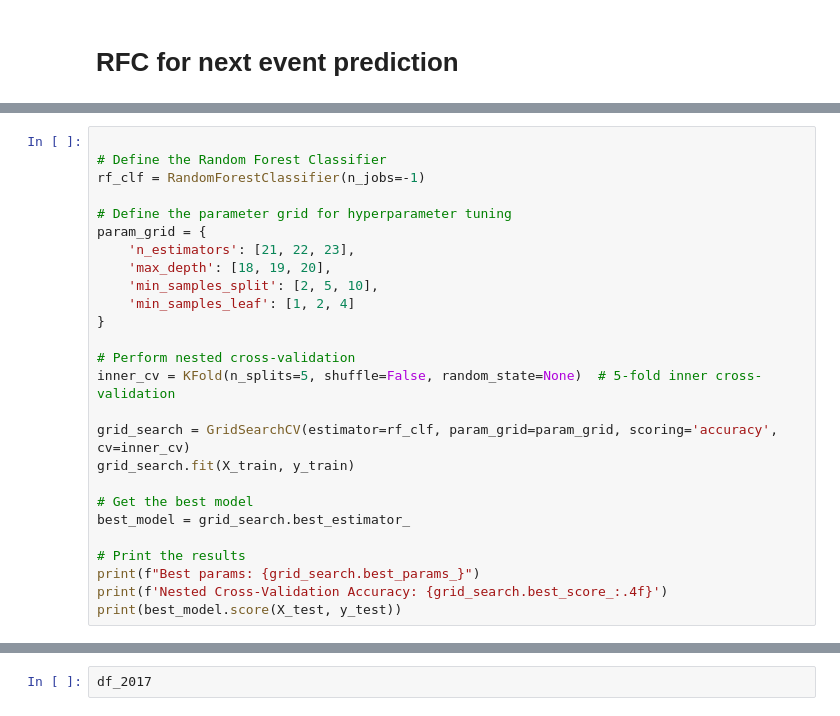
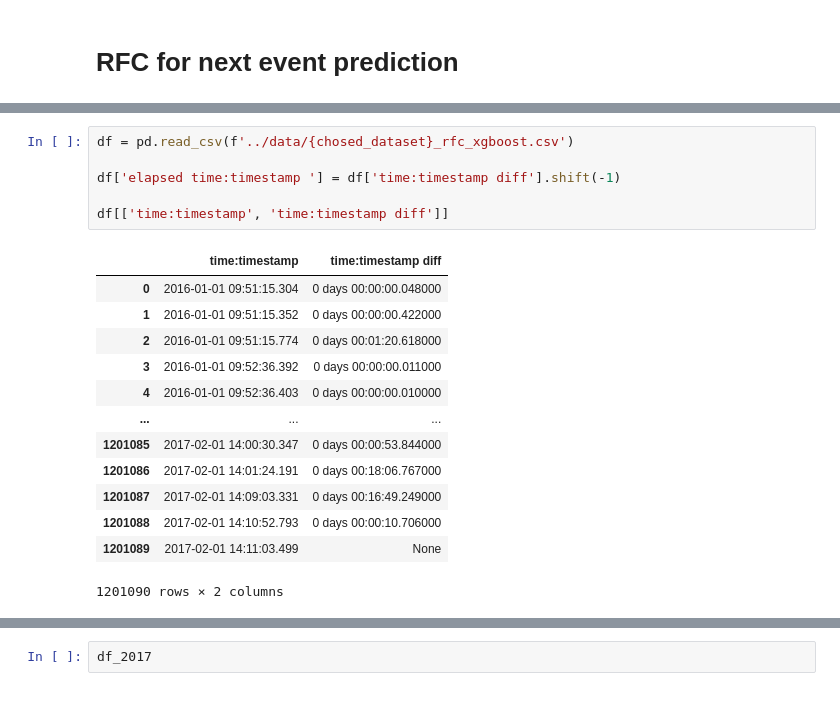
Before and after one commit to AlexRaudvee/Process_Mining_1, a Jupyter notebook: Sprint_2/modesl_train_xgboost_rfc.ipynb, the cells around one changed output, grey strips where cells are left out. Saved outputs shown, nothing was run; the diff lists cells and outputs as text.

```diff
--- a/Sprint_2/modesl_train_xgboost_rfc.ipynb
+++ b/Sprint_2/modesl_train_xgboost_rfc.ipynb
@@ -133,26 +66,0 @@ See the caveats in the documentation: https://pandas.pydata.org/pandas-docs/stab
-# %%
-
-# Define the Random Forest Classifier
-rf_clf = RandomForestClassifier(n_jobs=-1)
-
-# Define the parameter grid for hyperparameter tuning
-param_grid = {
-    'n_estimators': [21, 22, 23],
-    'max_depth': [18, 19, 20],
-    'min_samples_split': [2, 5, 10],
-    'min_samples_leaf': [1, 2, 4]
-}
-
-# Perform nested cross-validation
-inner_cv = KFold(n_splits=5, shuffle=False, random_state=None)  # 5-fold inner cross-validation
-
-grid_search = GridSearchCV(estimator=rf_clf, param_grid=param_grid, scoring='accuracy', cv=inner_cv)
-grid_search.fit(X_train, y_train)
-
-# Get the best model
-best_model = grid_search.best_estimator_
-
-# Print the results
-print(f"Best params: {grid_search.best_params_}")
-print(f'Nested Cross-Validation Accuracy: {grid_search.best_score_:.4f}')
-print(best_model.score(X_test, y_test))
@@ -168,0 +178,20 @@ df = df.drop(['concept:name - lag_1', 'concept:name - lag_2', 'concept:name - la
+# %%
+df = pd.read_csv(f'../data/{chosed_dataset}_rfc_xgboost.csv')
+
+df['elapsed time:timestamp '] = df['time:timestamp diff'].shift(-1)
+
+df[['time:timestamp', 'time:timestamp diff']]
+# %% [output]
+|  | time:timestamp | time:timestamp diff |
+| 0 | 2016-01-01 09:51:15.304 | 0 days 00:00:00.048000 |
+| 1 | 2016-01-01 09:51:15.352 | 0 days 00:00:00.422000 |
+| 2 | 2016-01-01 09:51:15.774 | 0 days 00:01:20.618000 |
+| 3 | 2016-01-01 09:52:36.392 | 0 days 00:00:00.011000 |
+| 4 | 2016-01-01 09:52:36.403 | 0 days 00:00:00.010000 |
+| ... | ... | ... |
+| 1201085 | 2017-02-01 14:00:30.347 | 0 days 00:00:53.844000 |
+| 1201086 | 2017-02-01 14:01:24.191 | 0 days 00:18:06.767000 |
+| 1201087 | 2017-02-01 14:09:03.331 | 0 days 00:16:49.249000 |
+| 1201088 | 2017-02-01 14:10:52.793 | 0 days 00:00:10.706000 |
+| 1201089 | 2017-02-01 14:11:03.499 | None |
+1201090 rows × 2 columns
```
Also changed, not shown: parts of 20 cells of this notebook, 2 other files.
